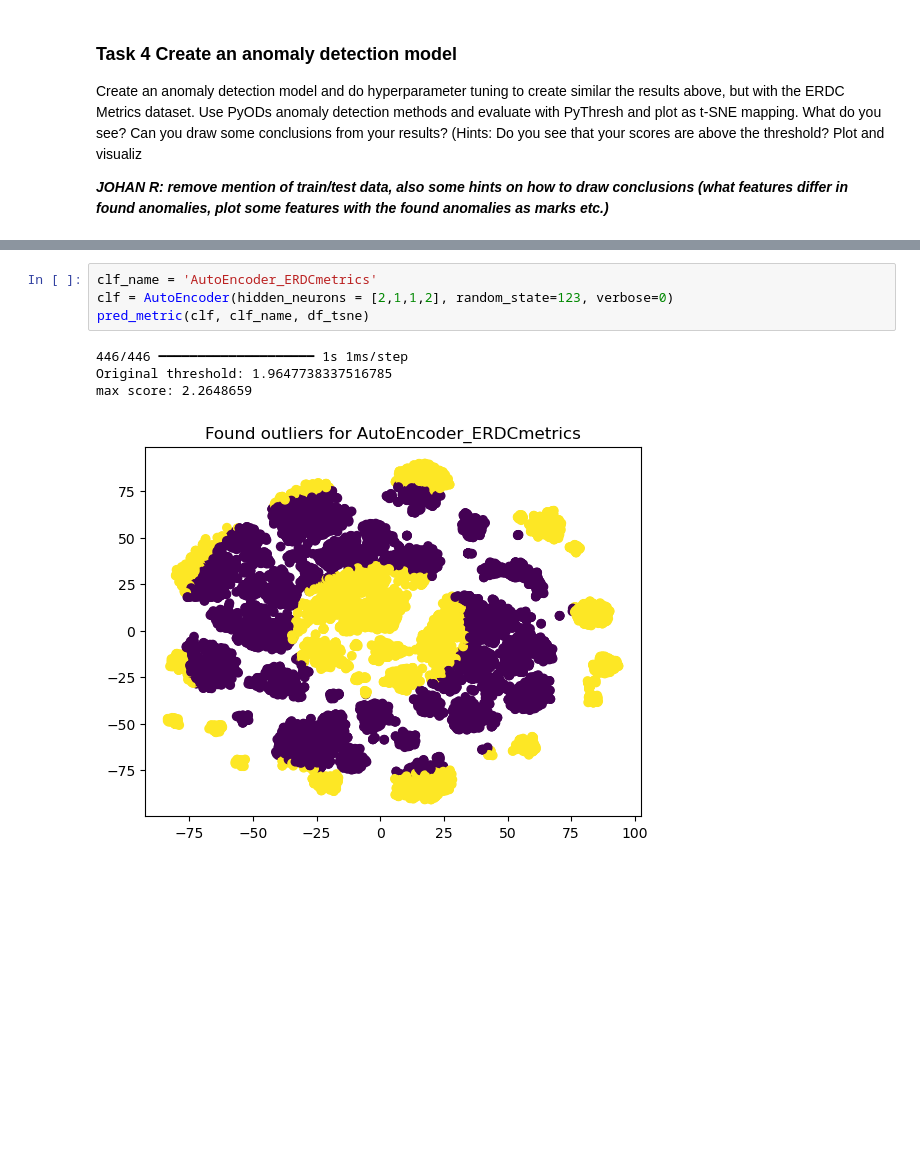
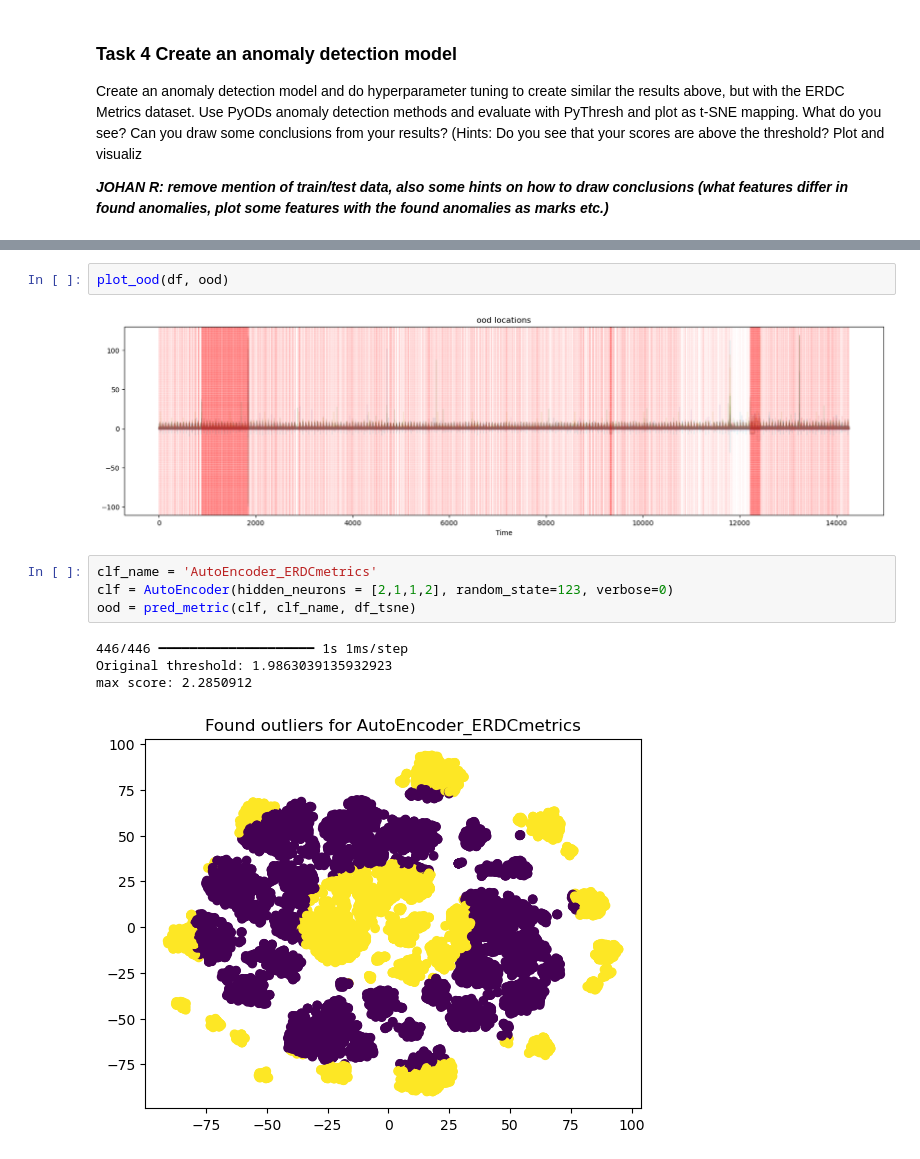
Before and after one commit to Arty-Facts/wasp_software_engineering_and_cloud_computing_2024, a Jupyter notebook: module1/assignment_metrics.ipynb, the cells around one changed output, grey strips where cells are left out. Drawn from its saved outputs; the diff is of its cells as text; blank space fills up the shorter version.

```diff
--- a/module1/assignment_metrics.ipynb
+++ b/module1/assignment_metrics.ipynb
@@ -781,9 +821,13 @@ max score: -0.0
+# %%
+plot_ood(df, ood)
+# %% [output]
+[figure, added]
 # %%
 clf_name = 'AutoEncoder_ERDCmetrics'
 clf = AutoEncoder(hidden_neurons = [2,1,1,2], random_state=123, verbose=0)
-pred_metric(clf, clf_name, df_tsne)
+ood = pred_metric(clf, clf_name, df_tsne)
 # %% [output]
 446/446 ━━━━━━━━━━━━━━━━━━━━ 1s 1ms/step
-Original threshold: 1.9647738337516785
-max score: 2.2648659
+Original threshold: 1.9863039135932923
+max score: 2.2850912
-[figure, old version]
+[figure, new version]
```
Also changed, not shown: parts of 20 cells of this notebook, 2 other files.
